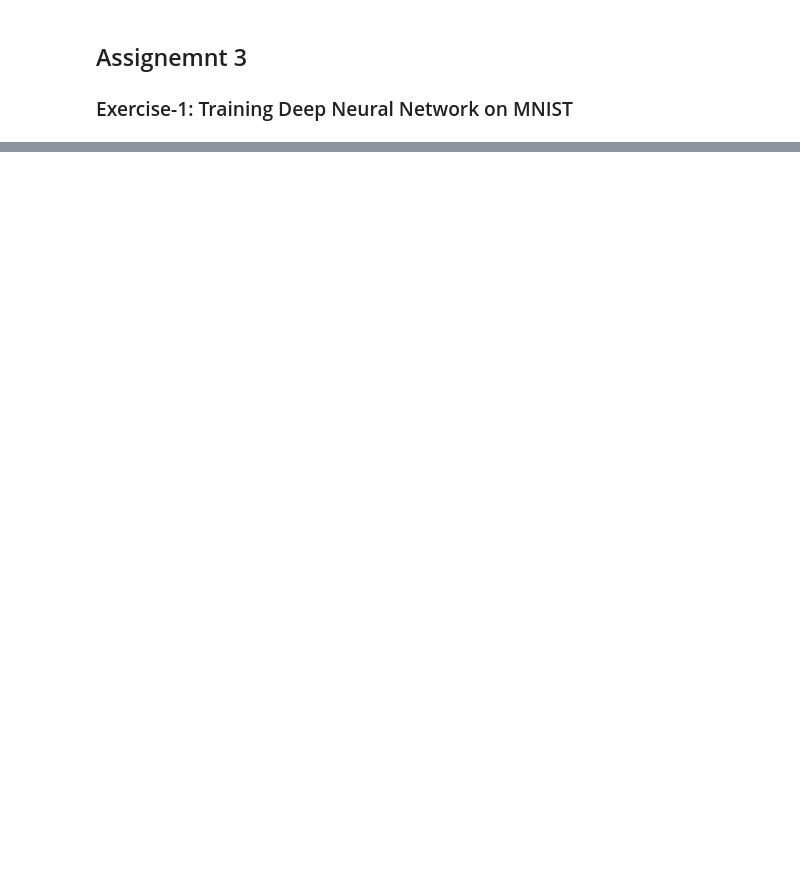
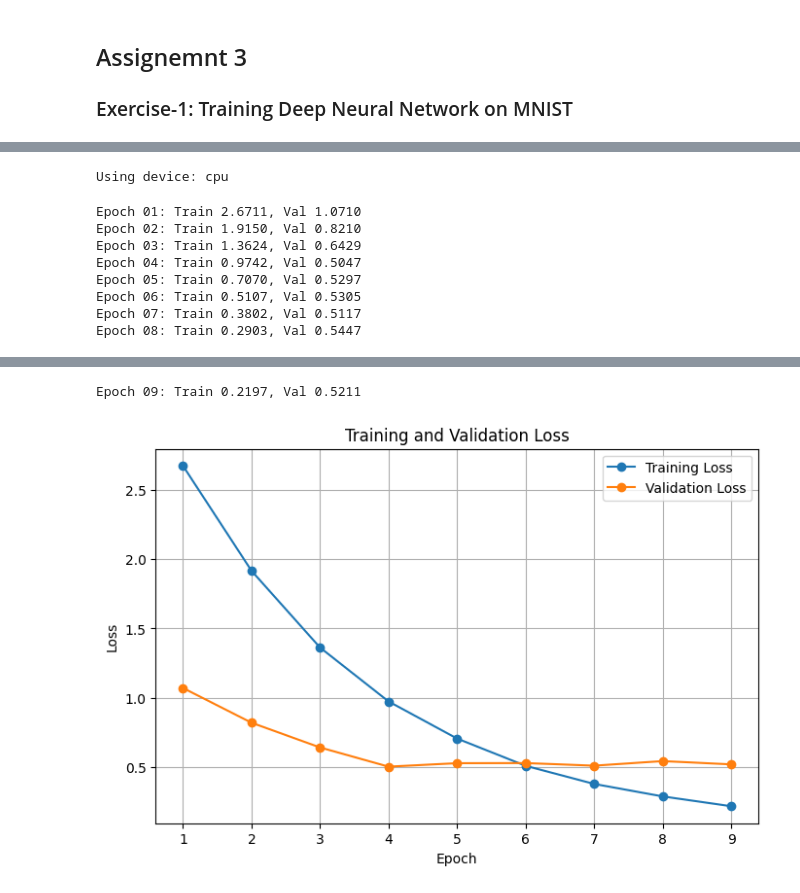
Before and after one commit to lcmolteberg/Machineoblig3, a Jupyter notebook: Assignment3.ipynb, the cells around one changed output, grey strips where cells are left out. Cells and saved outputs as stored; diff of their text form; code cells hidden in the pictures; blank space fills up the shorter version.

```diff
--- a/Assignment3.ipynb
+++ b/Assignment3.ipynb
@@ -28,0 +44,12 @@ model.add(tf.keras.layers.Flatten(input_shape=[28, 28]))
+# %%
+# Seed
+seed = 42
+torch.manual_seed(seed)
+np.random.seed(seed)
+random.seed(seed)
+torch.cuda.manual_seed_all(seed)
+
+device = torch.device("cuda" if torch.cuda.is_available() else "cpu")
+print("Using device:", device)
+# %% [output]
+Using device: cpu
@@ -28,0 +114,65 @@ model.add(tf.keras.layers.Flatten(input_shape=[28, 28]))
+# %%
+# Optimizer
+
+optimizer = optim.NAdam(model.parameters(), lr=1e-3)
+loss_fn = nn.CrossEntropyLoss()
+
+trainer = create_supervised_trainer(model, optimizer, loss_fn, device=device)
+evaluator = create_supervised_evaluator(
+    model, metrics={'accuracy': Accuracy(), 'loss': Loss(loss_fn)}, device=device
+)
+
+# --- enkel train-loss logging uten ekstra pass ---
+RunningAverage(output_transform=lambda out: out).attach(trainer, "train_loss")
+
+# --- EarlyStopping: høyere score = bedre, så returner -val_loss ---
+def score_function(engine):
+    return -engine.state.metrics['loss']
+
+early_stop = EarlyStopping(patience=5, score_function=score_function, trainer=trainer)
+# Viktig: kobles til EVALUATOR, og evaluator MÅ kjøres hver epoke
+evaluator.add_event_handler(Events.COMPLETED, early_stop)
+
+# --- historikk for plotting ---
+train_losses, val_losses = [], []
+
+@trainer.on(Events.EPOCH_COMPLETED)
+def validate_and_log(engine):
+    # 1) train loss for epoken (fra RunningAverage på trainer)
+    train_loss = trainer.state.metrics['train_loss']
+
+    # 2) kjør validering – dette TRIGGER early stopping handleren over
+    evaluator.run(val_loader)
+    val_loss = evaluator.state.metrics['loss']
+
+    train_losses.append(train_loss)
+    val_losses.append(val_loss)
+
+    print(f"Epoch {engine.state.epoch:02d}: Train {train_loss:.4f}, Val {val_loss:.4f}")
+
+# --- tren (ES kan stoppe før 50) ---
+trainer.run(train_loader, max_epochs=50)
+
+# --- plot ---
+import matplotlib.pyplot as plt
+plt.figure(figsize=(8,5))
+epochs = range(1, len(train_losses)+1)
+plt.plot(epochs, train_losses, marker='o', label='Training Loss')
+plt.plot(epochs, val_losses,   marker='o', label='Validation Loss')
+plt.xlabel('Epoch'); plt.ylabel('Loss'); plt.title('Training and Validation Loss')
+plt.legend(); plt.grid(True); plt.show()
+
+# --- test ---
+evaluator.run(test_loader)
+m = evaluator.state.metrics
+print(f"Test set — loss: {m['loss']:.4f}, accuracy: {m['accuracy']:.4f}")
+print(f"Final Test Accuracy: {m['accuracy']*100:.2f}%")
+# %% [output]
+Epoch 01: Train 2.6711, Val 1.0710
+Epoch 02: Train 1.9150, Val 0.8210
+Epoch 03: Train 1.3624, Val 0.6429
+Epoch 04: Train 0.9742, Val 0.5047
+Epoch 05: Train 0.7070, Val 0.5297
+Epoch 06: Train 0.5107, Val 0.5305
+Epoch 07: Train 0.3802, Val 0.5117
+Epoch 08: Train 0.2903, Val 0.5447
@@ -28,0 +180,2 @@ model.add(tf.keras.layers.Flatten(input_shape=[28, 28]))
+Epoch 09: Train 0.2197, Val 0.5211
+[figure, added]
```
Also changed, not shown: parts of 8 cells of this notebook.
